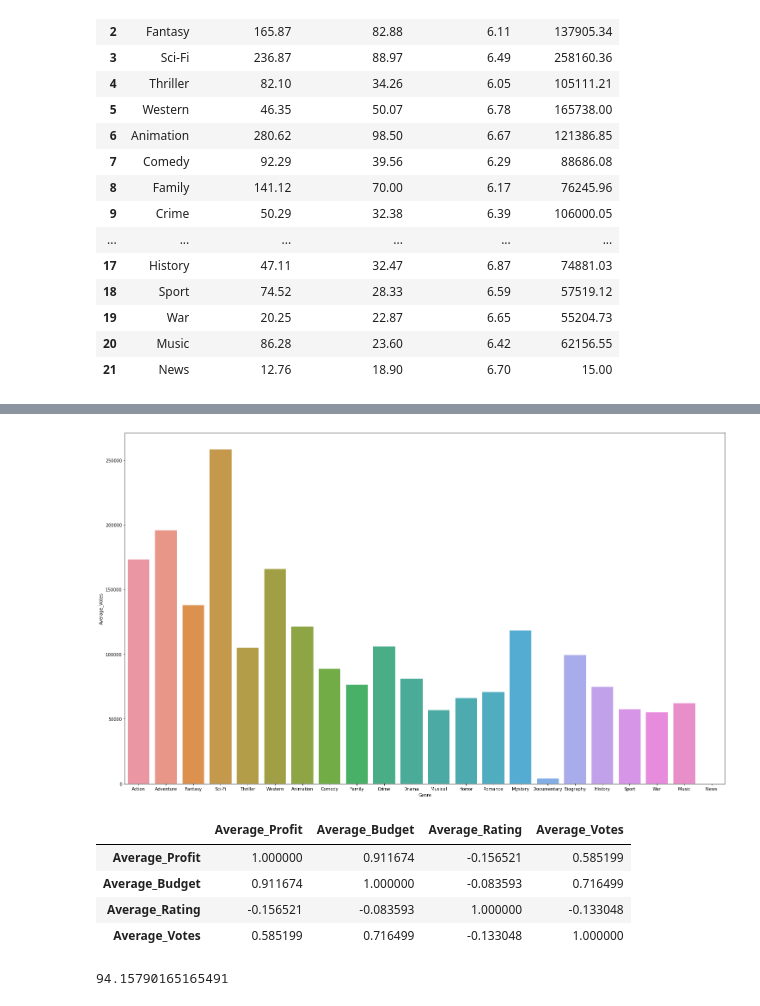
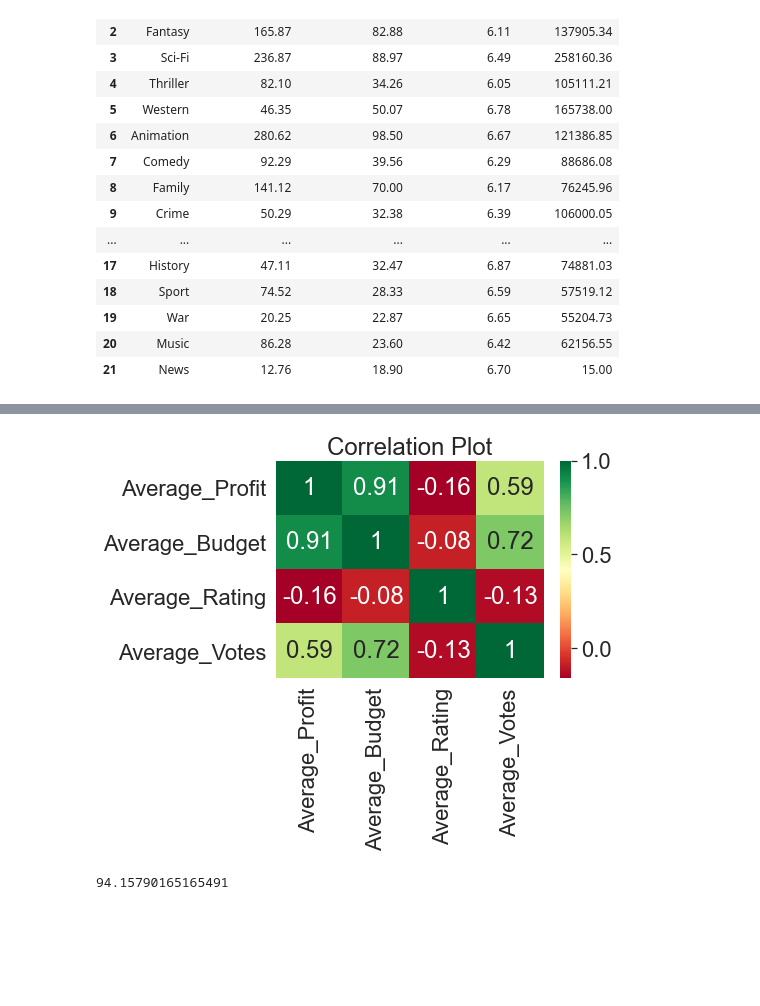
Before and after one commit to mrodberg/Pod1Capstone, a Jupyter notebook: Primary Notebook.ipynb, the cells around one changed output, grey strips where cells are left out. Saved outputs shown, nothing was run; the diff lists cells and outputs as text; code cells hidden in the pictures; blank space fills up the shorter version.

```diff
--- a/Primary Notebook.ipynb
+++ b/Primary Notebook.ipynb
@@ -173,16 +189,8 @@ sns.barplot(data = genre_stats_df, x='Genre', y='Average_Rating');
-# %%
-plt.figure(figsize=(25,15))
-sns.barplot(data = genre_stats_df, x='Genre', y='Average_Votes');
-# %% [output]
-[figure, removed]
-# %%
-genre_stats_df.corr()
-# %% [output]
-|  | Average_Profit | Average_Budget | Average_Rating | Average_Votes |
-| Average_Profit | 1.000000 | 0.911674 | -0.156521 | 0.585199 |
-| Average_Budget | 0.911674 | 1.000000 | -0.083593 | 0.716499 |
-| Average_Rating | -0.156521 | -0.083593 | 1.000000 | -0.133048 |
-| Average_Votes | 0.585199 | 0.716499 | -0.133048 | 1.000000 |
+# %%
+plt.title("Correlation Plot")
+sns.heatmap(genre_stats_df.corr().round(2), cmap="RdYlGn", annot=True);
+# %% [output]
+[figure, added]
 # %%
 # feel free to run any statistical tests that may be relevant to our reccomendations... this is just the outline required
 # for a 1sample t-test
```
Also changed, not shown: parts of 5 cells of this notebook.
